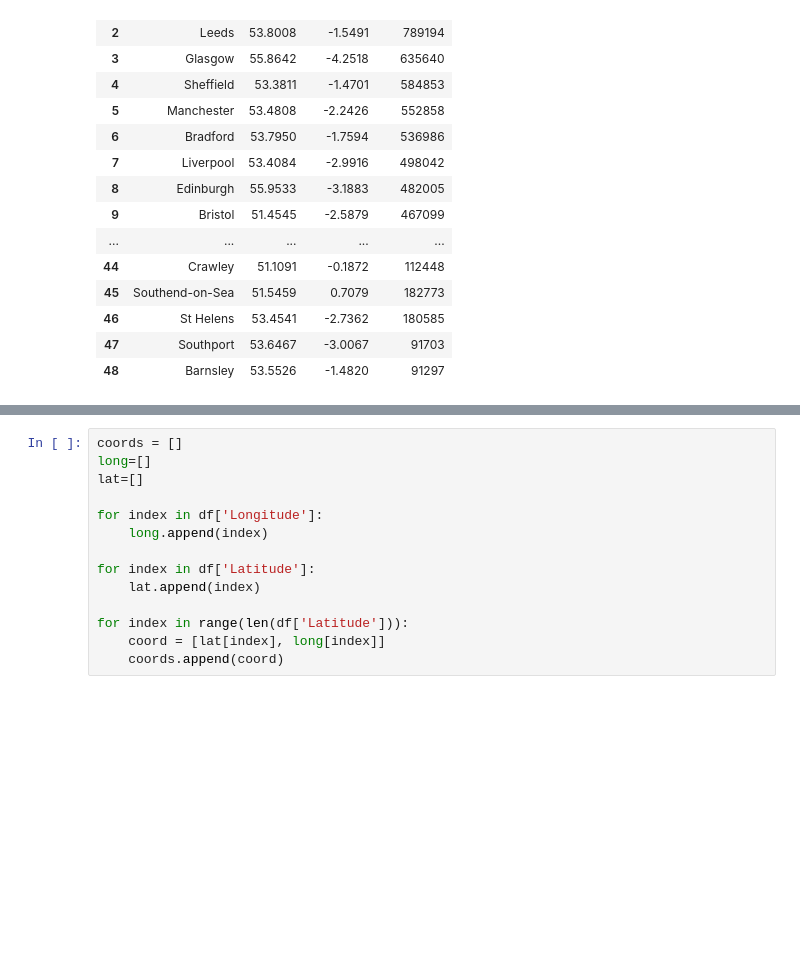
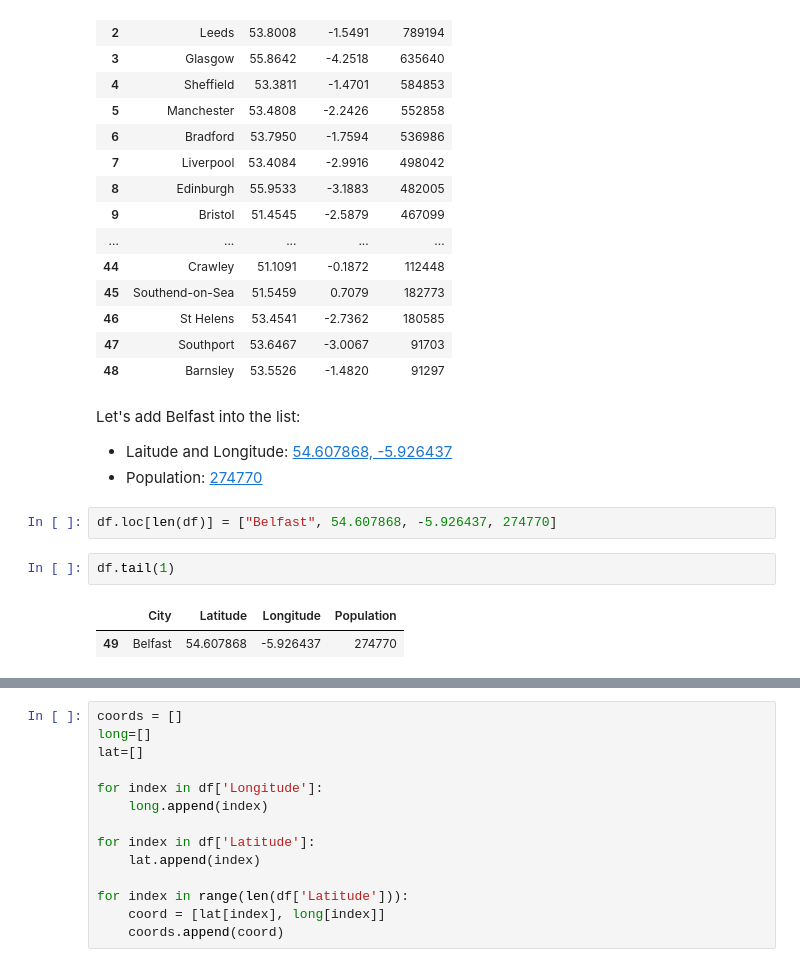
Before and after one commit to winnie-2018/python_sub_studies, a Jupyter notebook: UK Cities/UK_cities.ipynb, the cells around one changed output, grey strips where cells are left out. Drawn from its saved outputs; the diff is of its cells as text; blank space fills up the shorter version.

```diff
--- a/UK Cities/UK_cities.ipynb
+++ b/UK Cities/UK_cities.ipynb
@@ -40,3 +53,14 @@ df
 | 46 | St Helens | 53.4541 | -2.7362 | 180585 |
 | 47 | Southport | 53.6467 | -3.0067 | 91703 |
 | 48 | Barnsley | 53.5526 | -1.4820 | 91297 |
+# %% [markdown]
+Let's add Belfast into the list:
+- Laitude and Longitude: [54.607868, -5.926437](https://www.latlong.net/place/belfast-uk-2141.html#:~:text=Latitude%20and%20longitude%20coordinates%20are,part%20of%20the%20United%20Kingdom.)
+- Population: [274770](https://worldpopulationreview.com/cities/united-kingdom)
+# %%
+df.loc[len(df)] = ["Belfast", 54.607868, -5.926437, 274770]
+# %%
+df.tail(1)
+# %% [output]
+|  | City | Latitude | Longitude | Population |
+| 49 | Belfast | 54.607868 | -5.926437 | 274770 |
```
Also changed, not shown: parts of 6 cells of this notebook, 1 other file.
